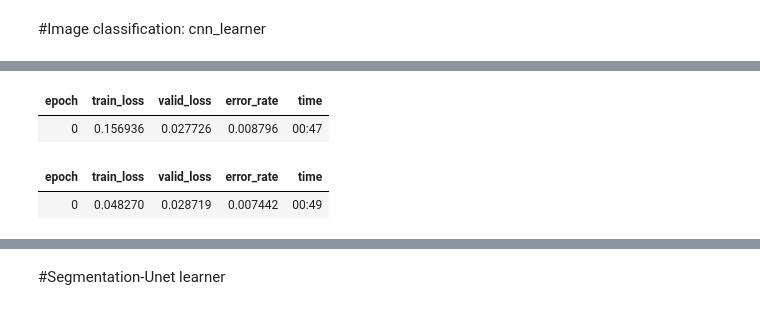
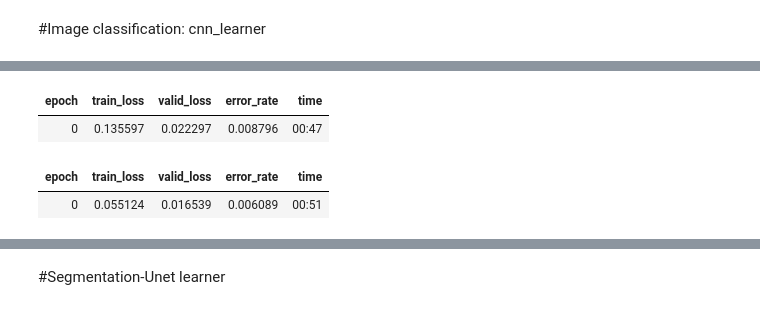
Before and after one commit to shrey1234/cmpe_258, a Jupyter notebook: Assignment_1_Part1.ipynb, the cells around one changed output, grey strips where cells are left out. Cells and saved outputs as stored; diff of their text form; code cells hidden in the pictures.

```diff
--- a/Assignment_1_Part1.ipynb
+++ b/Assignment_1_Part1.ipynb
@@ -10,10 +10,10 @@ from fastai.vision.all import *
 
 path = untar_data(URLs.PETS)/'images'
 
-def is_cat(x): return x[0].isupper()
+def is_dog(x): return x[0].islower()
 dls = ImageDataLoaders.from_name_func(
     path, get_image_files(path), valid_pct=0.2, seed=42,
-    label_func=is_cat, item_tfms=Resize(224))
+    label_func=is_dog, item_tfms=Resize(224))
 
 learn = cnn_learner(dls, resnet34, metrics=error_rate)
 learn.fine_tune(1)
@@ -40,7 +38,7 @@ Downloading: "https://download.pytorch.org/models/resnet34-333f7ec4.pth" to /roo
 | epoch | train_loss | valid_loss | error_rate | time |
-| 0 | 0.156936 | 0.027726 | 0.008796 | 00:47 |
+| 0 | 0.135597 | 0.022297 | 0.008796 | 00:47 |
 | epoch | train_loss | valid_loss | error_rate | time |
-| 0 | 0.048270 | 0.028719 | 0.007442 | 00:49 |
+| 0 | 0.055124 | 0.016539 | 0.006089 | 00:51 |
 # %%
 uploader = SimpleNamespace(data = ['/content/drive/MyDrive/Colab Notebooks/258/assign1/dog.jpeg'])
 img = PILImage.create(uploader.data[0])
```
Also changed, not shown: parts of 4 cells of this notebook.
